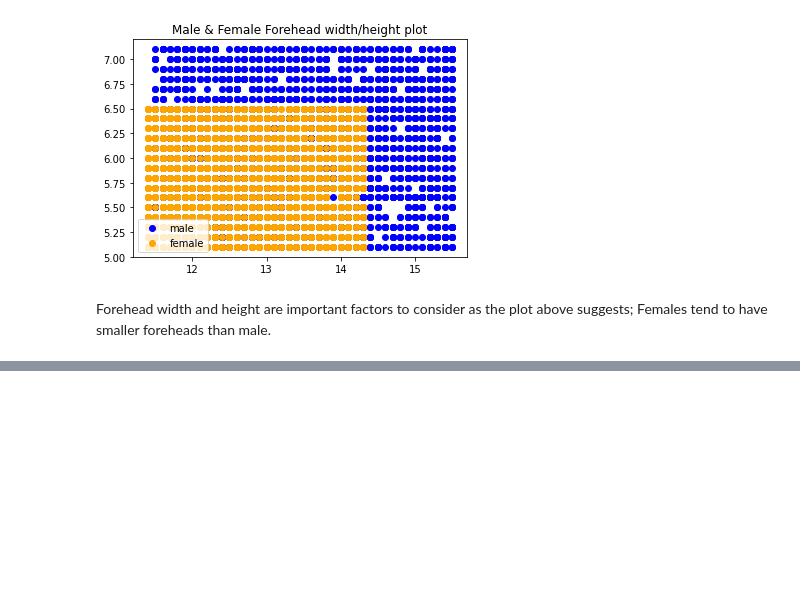
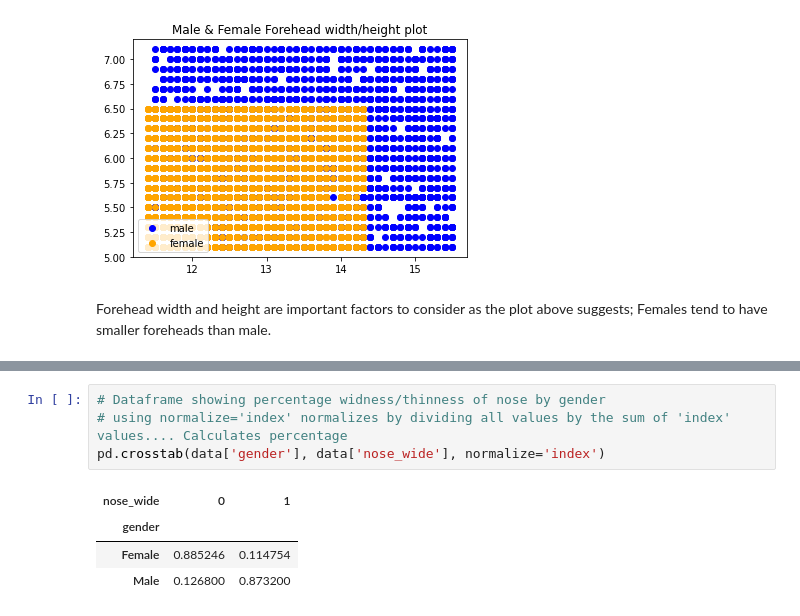
Before and after one commit to munas-git/Gender-classification, a Jupyter notebook: gender-classification.ipynb, the cells around one changed output, grey strips where cells are left out. Drawn from its saved outputs; the diff is of its cells as text; blank space fills up the shorter version.

```diff
--- a/gender-classification.ipynb
+++ b/gender-classification.ipynb
@@ -79,0 +98,9 @@ Forehead width and height are important factors to consider as the plot above su
+# %%
+# Dataframe showing percentage widness/thinness of nose by gender
+# using normalize='index' normalizes by dividing all values by the sum of 'index' values.... Calculates percentage
+pd.crosstab(data['gender'], data['nose_wide'], normalize='index')
+# %% [output]
+| nose_wide | 0 | 1 |
+| gender |  |  |
+| Female | 0.885246 | 0.114754 |
+| Male | 0.126800 | 0.873200 |
```
Also changed, not shown: parts of 17 cells of this notebook.
